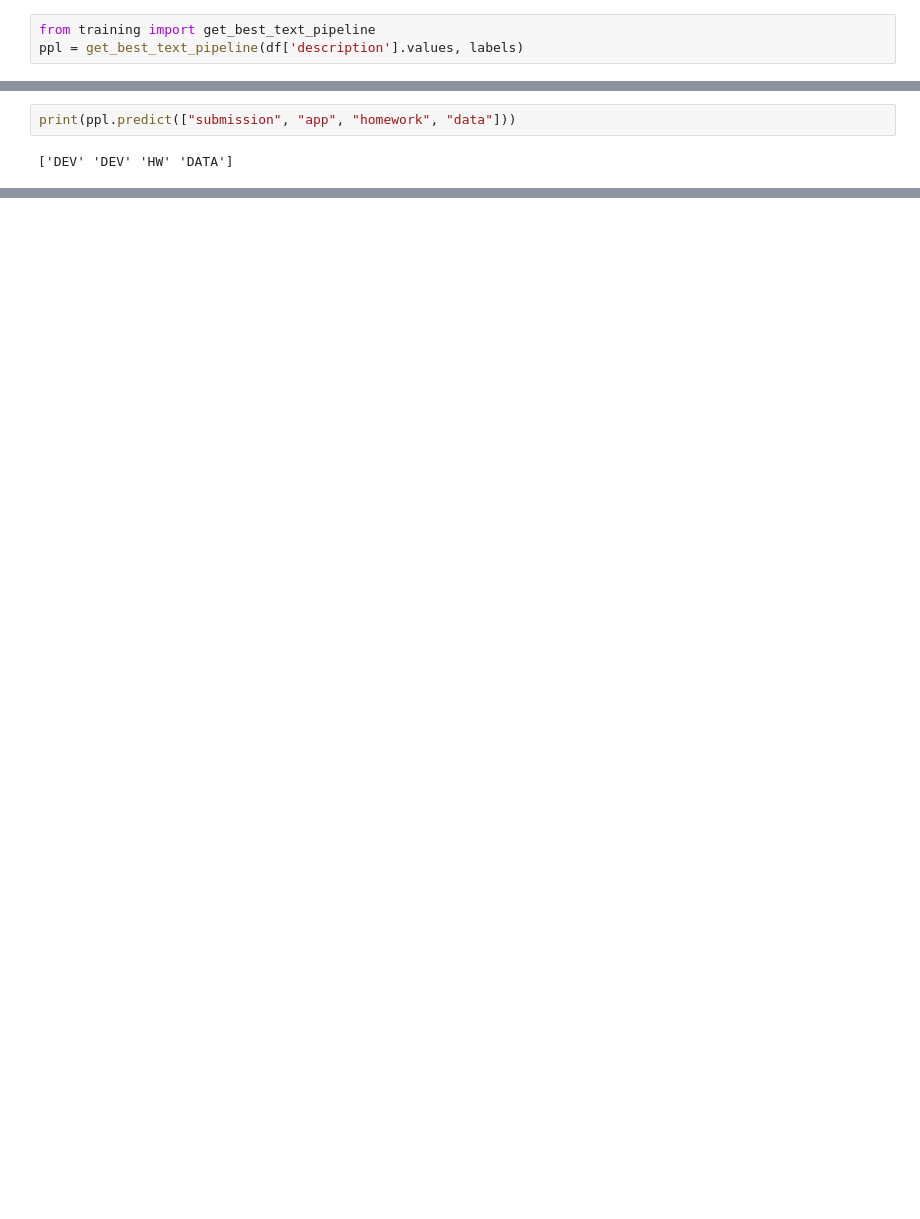
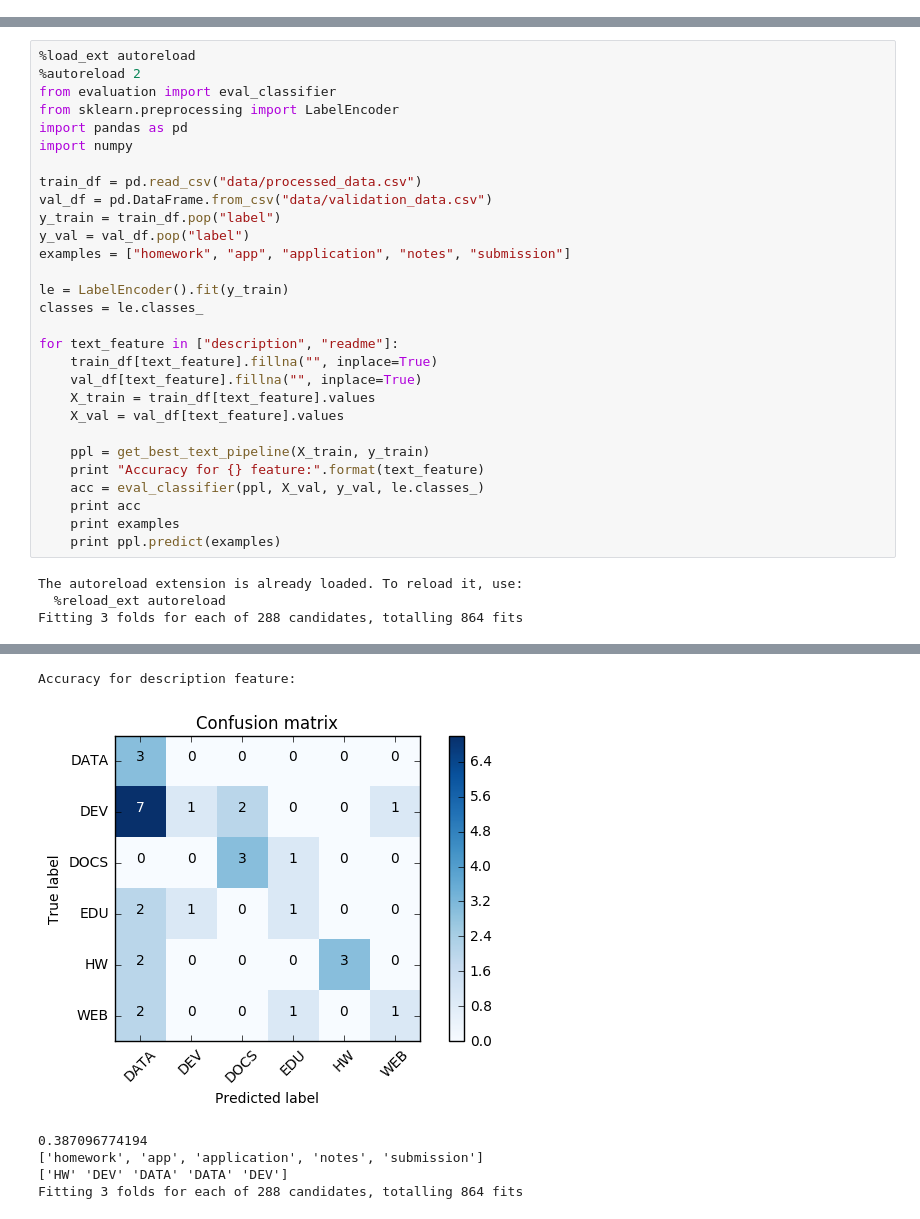
Before and after one commit to WGierke/git_better, a Jupyter notebook: Text Classification.ipynb, the cells around one changed output, grey strips where cells are left out. Drawn from its saved outputs; the diff is of its cells as text; blank space fills up the shorter version.

Commit message:
tidied up Text Classification notebook

```diff
--- a/Text Classification.ipynb
+++ b/Text Classification.ipynb
@@ -193,3 +0,0 @@ array(['DATA', 'DATA', 'DATA'],
-# %%
-from training import get_best_text_pipeline
-ppl = get_best_text_pipeline(df['description'].values, labels)
@@ -200,4 +1,33 @@ Fitting 3 folds for each of 288 candidates, totalling 864 fits
-# %%
-print(ppl.predict(["submission", "app", "homework", "data"]))
-# %% [output]
-['DEV' 'DEV' 'HW' 'DATA']
+# %%
+%load_ext autoreload
+%autoreload 2
+from evaluation import eval_classifier
+from sklearn.preprocessing import LabelEncoder
+import pandas as pd
+import numpy
+
+train_df = pd.read_csv("data/processed_data.csv")
+val_df = pd.DataFrame.from_csv("data/validation_data.csv")
+y_train = train_df.pop("label")
+y_val = val_df.pop("label")
+examples = ["homework", "app", "application", "notes", "submission"]
+
+le = LabelEncoder().fit(y_train)
+classes = le.classes_
+
+for text_feature in ["description", "readme"]:
+    train_df[text_feature].fillna("", inplace=True)
+    val_df[text_feature].fillna("", inplace=True)
+    X_train = train_df[text_feature].values
+    X_val = val_df[text_feature].values
+
+    ppl = get_best_text_pipeline(X_train, y_train)
+    print "Accuracy for {} feature:".format(text_feature)
+    acc = eval_classifier(ppl, X_val, y_val, le.classes_)
+    print acc
+    print examples
+    print ppl.predict(examples)
+# %% [output]
+The autoreload extension is already loaded. To reload it, use:
+  %reload_ext autoreload
+Fitting 3 folds for each of 288 candidates, totalling 864 fits
@@ -203,0 +36,6 @@ print(ppl.predict(["submission", "app", "homework", "data"]))
+Accuracy for description feature:
+[figure, added]
+0.387096774194
+['homework', 'app', 'application', 'notes', 'submission']
+['HW' 'DEV' 'DATA' 'DATA' 'DEV']
+Fitting 3 folds for each of 288 candidates, totalling 864 fits
```
Also changed, not shown: parts of 11 cells of this notebook, 2 other files.
